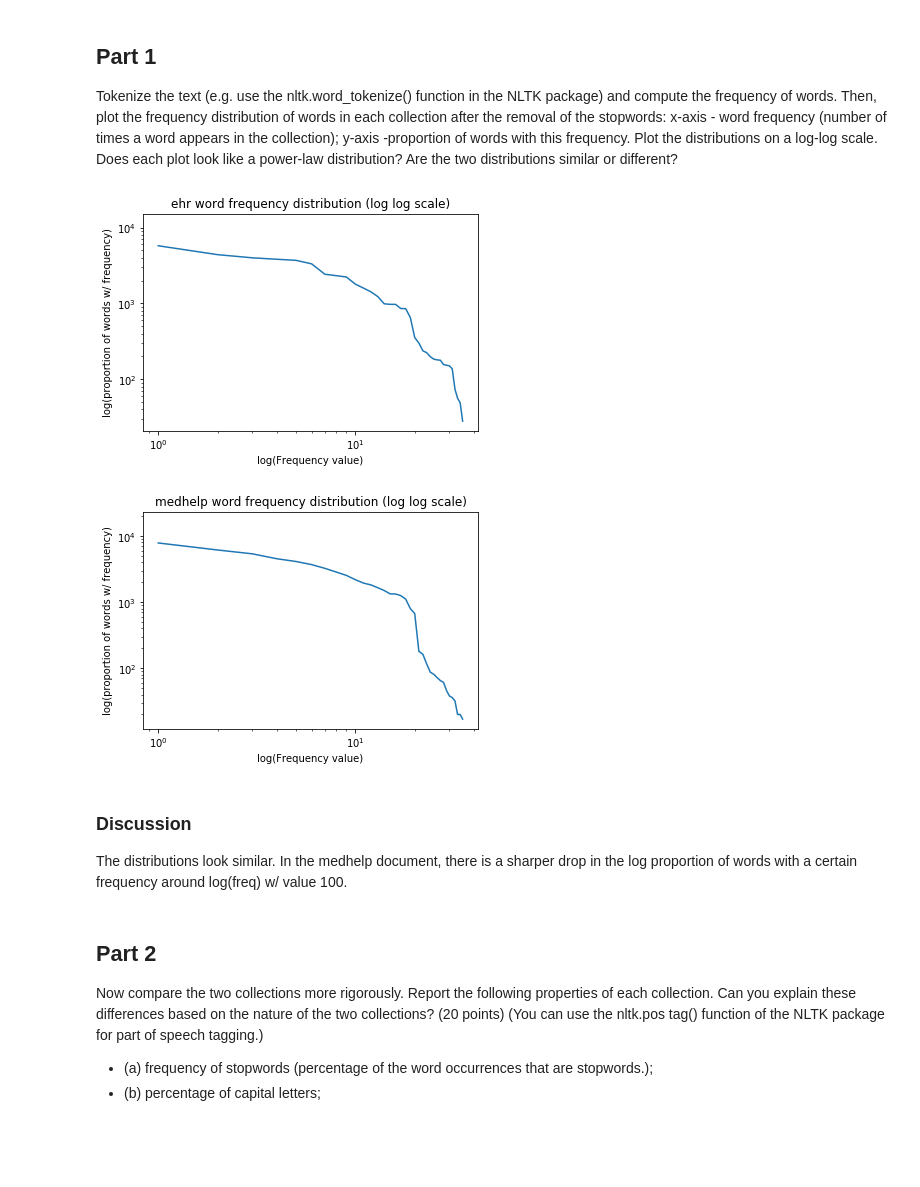
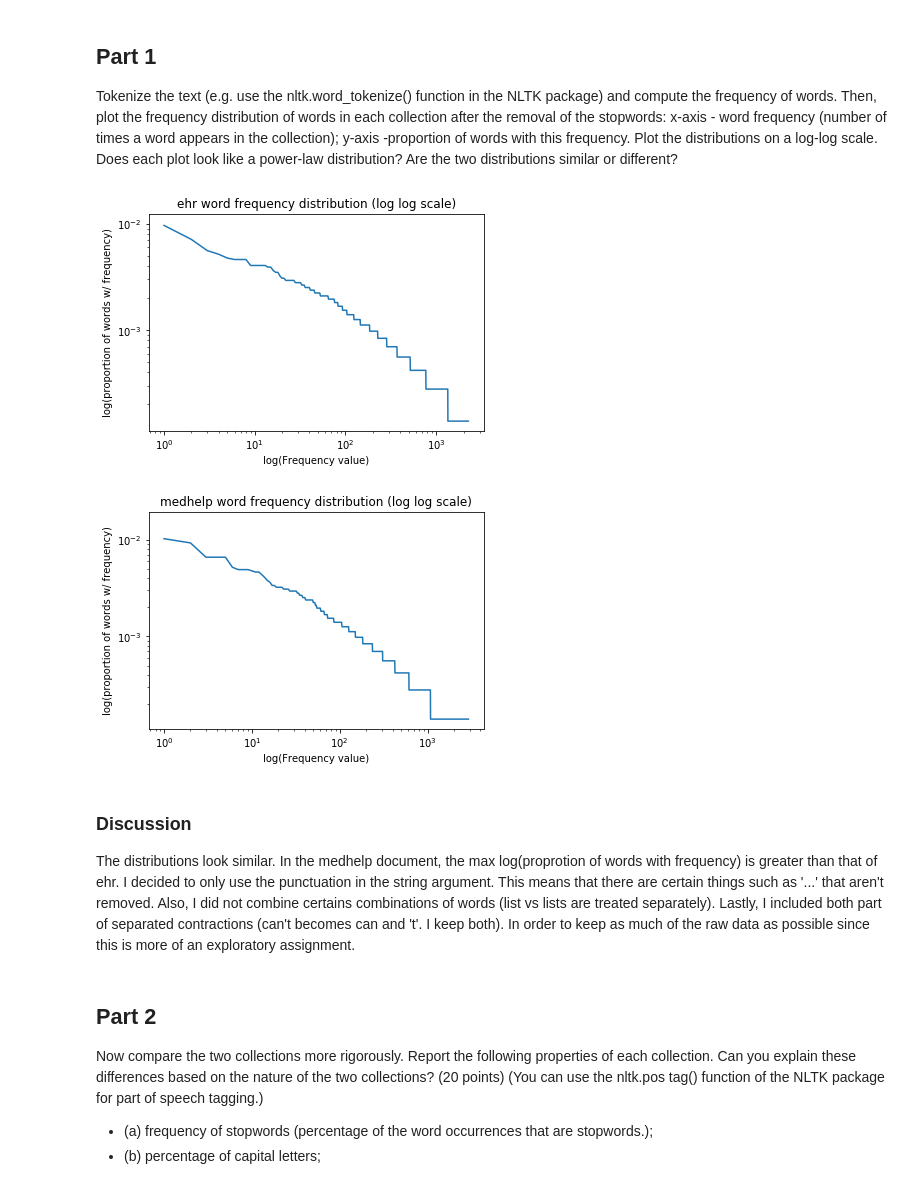
Before and after one commit to jarvmiller/IR_assignment_1, a Jupyter notebook: text_data_analyses.ipynb, the cells around one changed output. Drawn from its saved outputs; the diff is of its cells as text; code cells hidden in the pictures; blank space fills up the shorter version.

```diff
--- a/text_data_analyses.ipynb
+++ b/text_data_analyses.ipynb
@@ -72,16 +70,17 @@ from collections import Counter
 import string
 import matplotlib.pyplot as plt
 from six import text_type
+import numpy as np
 
 nltk.download('punkt')
 nltk.download("stopwords")
 nltk.download('averaged_perceptron_tagger')
 
-f = open("ehr.txt")
-ehr = f.read()
-f = open("medhelp.txt")
-medhelp = f.read()
-f = open("stoplist.txt")
-stoplist = f.read().splitlines()
+with open('ehr.txt') as f:
+    ehr = f.read()
+with open('medhelp.txt') as f:
+    medhelp = f.read()
+with open('stoplist.txt') as f:
+    stoplist = f.read().splitlines()
 punc = set(string.punctuation)
 # %% [output]
@@ -101,31 +100,41 @@ removal of the stopwords: x-axis - word frequency (number of times a word appear
 -proportion of words with this frequency. Plot the distributions on a log-log scale. Does each plot look like a
 power-law distribution? Are the two distributions similar or different?
 # %%
+ehr_words = nltk.word_tokenize(ehr.lower())
+med_words = nltk.word_tokenize(medhelp.lower())
+
+# remove puncuation
+ehr_words = [word for word in ehr_words if word not in punc]
+med_words = [word for word in med_words if word not in punc]
+
+
+
 def plt_freq_dist(text, **kwargs):
     title  = kwargs.pop( 'title'  )
     xlabel = kwargs.pop( 'xlabel' )
     ylabel = kwargs.pop( 'ylabel' )
-    important_words = filter(lambda x: x.lower() not in stoplist and x not in punc, text)
+    important_words = [word for word in text if word not in stoplist]
     fdist = Counter(important_words)
     samples = [item for item, _ in fdist.most_common()]
     freqs = [fdist[sample] for sample in samples]
-    plt.loglog(freqs, **kwargs)
+    plt.loglog(np.array(freqs)/np.sum(freqs), **kwargs)
     plt.xlabel(xlabel)
     plt.ylabel(ylabel)
     plt.title(title)
     plt.show()
 
 enh_labs = {'title': 'ehr word frequency distribution (log log scale)', "xlabel": 'log(Frequency value)', 'ylabel': 'log(proportion of words w/ frequency)'}
 medhelp_labs = {'title': 'medhelp word frequency distribution (log log scale)', "xlabel": 'log(Frequency value)', 'ylabel': 'log(proportion of words w/ frequency)'}
 
-plt_freq_dist(ehr.lower(), **enh_labs)
-plt_freq_dist(medhelp.lower(), **medhelp_labs)
+
+plt_freq_dist(ehr_words, **enh_labs)
+plt_freq_dist(med_words, **medhelp_labs)
 # %% [output]
-[figure, old version]
+[figure, new version]
-[figure, old version]
+[figure, new version]
-# %% [markdown]
-### Discussion
-The distributions look similar. In the medhelp document, there is a sharper drop in the log proportion of words with a certain frequency around log(freq) w/ value 100.
+# %% [markdown]
+### Discussion
+The distributions look similar. In the medhelp document, the max log(proprotion of words with frequency) is greater than that of ehr. I decided to only use the punctuation in the string argument. This means that there are certain things such as '...' that aren't removed. Also, I did not combine certains combinations of words (list vs lists are treated separately). Lastly, I included both part of separated contractions (can't becomes can and 't'. I keep both). In order to keep as much of the raw data as possible since this is more of an exploratory assignment.
 # %% [markdown]
 ## Part 2
 Now compare the two collections more rigorously. Report the following properties of each
```
Also changed, not shown: parts of 20 cells of this notebook, 8 other files.
